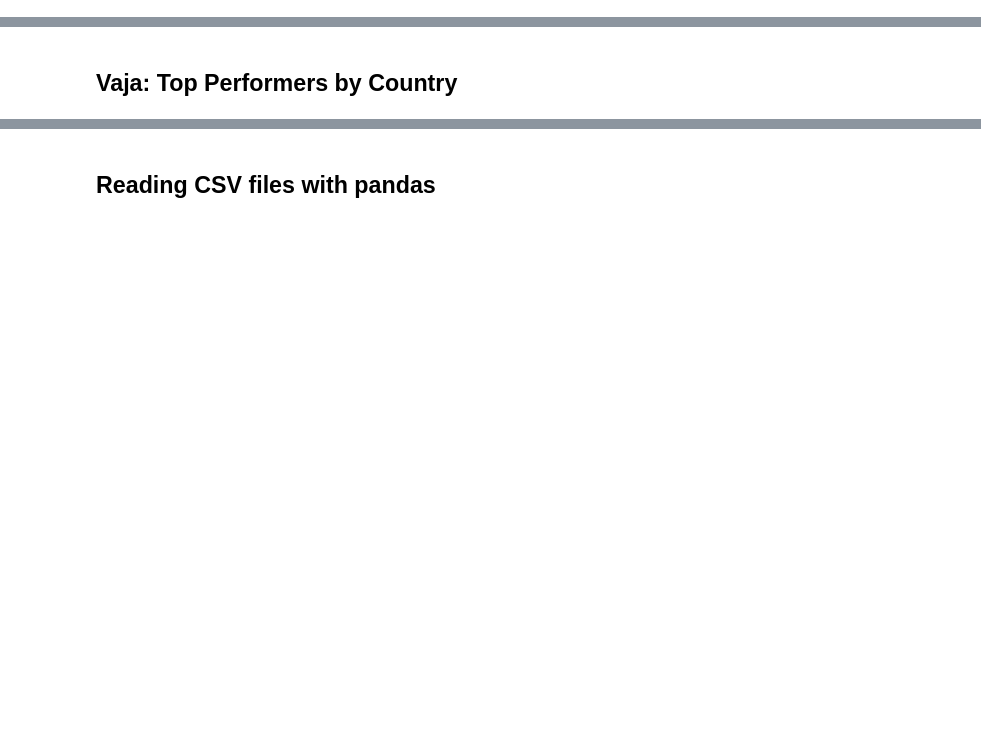
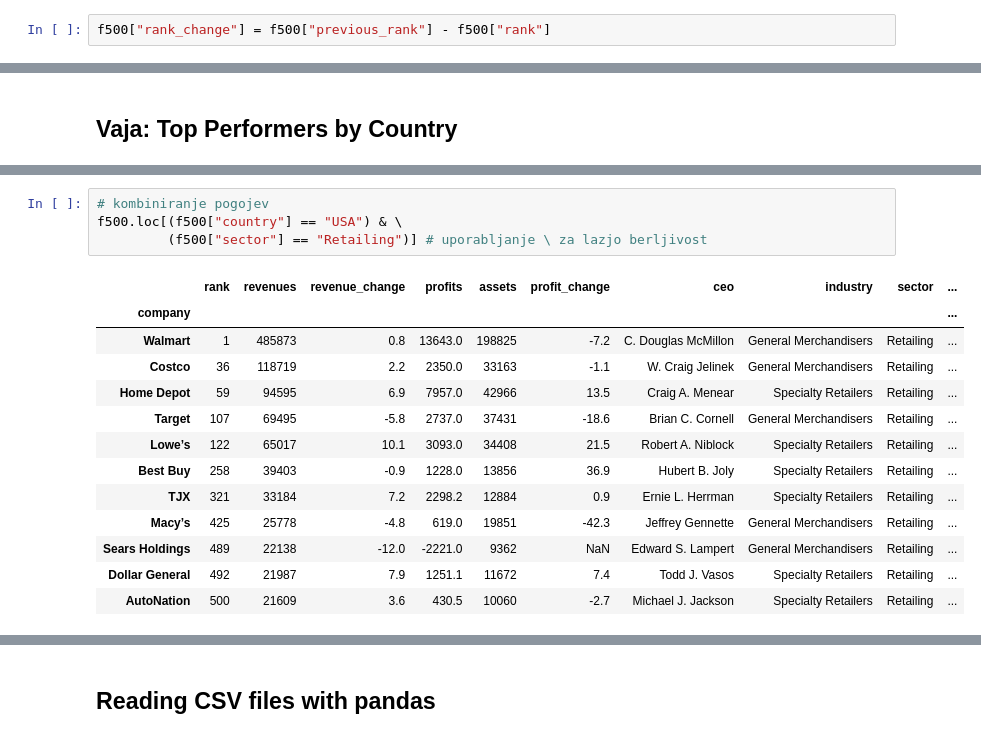
Before and after one commit to mihajlov123/python-analitika-notes, a Jupyter notebook: Del_03_Uvod_v_Pandas/03_Uvod_v_Pandas_CLEAN.ipynb, the cells around one changed output, grey strips where cells are left out. Drawn from its saved outputs; the diff is of its cells as text; blank space fills up the shorter version.

```diff
--- a/Del_03_Uvod_v_Pandas/03_Uvod_v_Pandas_CLEAN.ipynb
+++ b/Del_03_Uvod_v_Pandas/03_Uvod_v_Pandas_CLEAN.ipynb
@@ -874,2 +581,4 @@ sector_and = "Motor Vehicles and Parts"
 # %% [markdown]
 ## Creating New Columns
+# %%
+f500["rank_change"] = f500["previous_rank"] - f500["rank"]
@@ -877,0 +629,18 @@ sector_and = "Motor Vehicles and Parts"
+# %%
+# kombiniranje pogojev
+f500.loc[(f500["country"] == "USA") & \
+         (f500["sector"] == "Retailing")] # uporabljanje \ za lazjo berljivost
+# %% [output]
+|  | rank | revenues | revenue_change | profits | assets | profit_change | ceo | industry | sector | ... |
+| company |  |  |  |  |  |  |  |  |  | ... |
+| Walmart | 1 | 485873 | 0.8 | 13643.0 | 198825 | -7.2 | C. Douglas McMillon | General Merchandisers | Retailing | ... |
+| Costco | 36 | 118719 | 2.2 | 2350.0 | 33163 | -1.1 | W. Craig Jelinek | General Merchandisers | Retailing | ... |
+| Home Depot | 59 | 94595 | 6.9 | 7957.0 | 42966 | 13.5 | Craig A. Menear | Specialty Retailers | Retailing | ... |
+| Target | 107 | 69495 | -5.8 | 2737.0 | 37431 | -18.6 | Brian C. Cornell | General Merchandisers | Retailing | ... |
+| Lowe’s | 122 | 65017 | 10.1 | 3093.0 | 34408 | 21.5 | Robert A. Niblock | Specialty Retailers | Retailing | ... |
+| Best Buy | 258 | 39403 | -0.9 | 1228.0 | 13856 | 36.9 | Hubert B. Joly | Specialty Retailers | Retailing | ... |
+| TJX | 321 | 33184 | 7.2 | 2298.2 | 12884 | 0.9 | Ernie L. Herrman | Specialty Retailers | Retailing | ... |
+| Macy’s | 425 | 25778 | -4.8 | 619.0 | 19851 | -42.3 | Jeffrey Gennette | General Merchandisers | Retailing | ... |
+| Sears Holdings | 489 | 22138 | -12.0 | -2221.0 | 9362 | NaN | Edward S. Lampert | General Merchandisers | Retailing | ... |
+| Dollar General | 492 | 21987 | 7.9 | 1251.1 | 11672 | 7.4 | Todd J. Vasos | Specialty Retailers | Retailing | ... |
+| AutoNation | 500 | 21609 | 3.6 | 430.5 | 10060 | -2.7 | Michael J. Jackson | Specialty Retailers | Retailing | ... |
```
Also changed, not shown: parts of 109 cells of this notebook, 2 other files.
